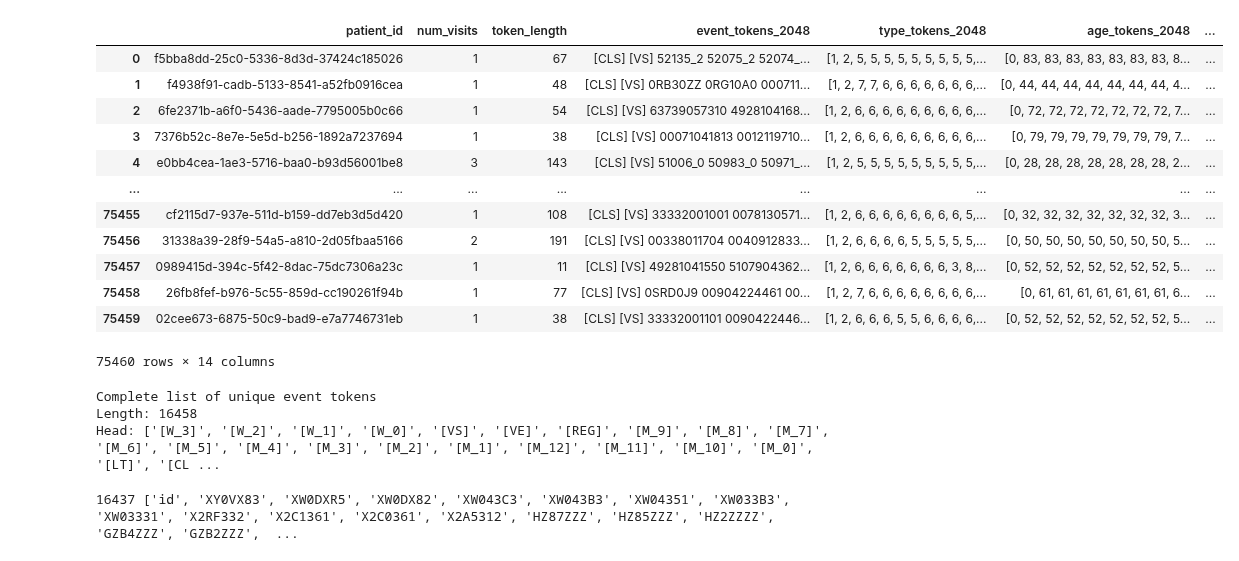
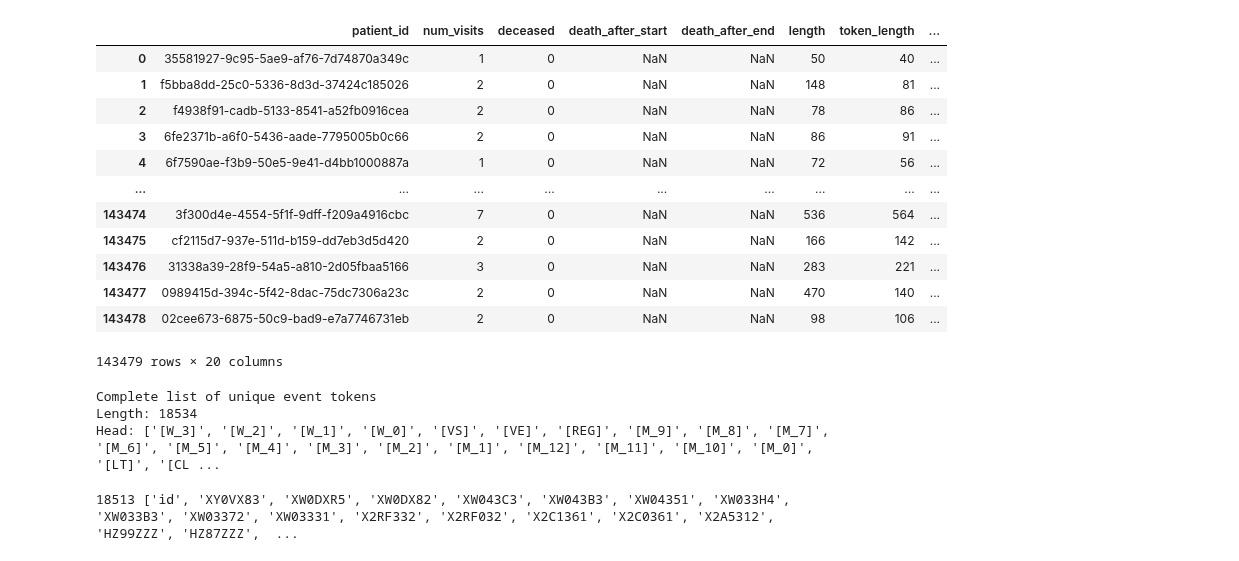
Before and after one commit to VectorInstitute/odyssey, a Jupyter notebook: models/baseline/XGBoost.ipynb, the cells around one changed output. Cells and saved outputs as stored; diff of their text form; code cells hidden in the pictures.

Commit message:
Updated baseline models with new data. Added functionality for length of stay dataset

```diff
--- a/models/baseline/XGBoost.ipynb
+++ b/models/baseline/XGBoost.ipynb
@@ -60,23 +61,25 @@ FREQ_MATRIX_TEST = f"{DATA_ROOT}/patient_freq_matrix/{TASK}/patient_freq_matrix_
 # %%
 # Load dataset
 dataset = pd.read_parquet(f"{ROOT}/data/bigbird_data/patient_sequences/patient_sequences_2048_{TASK}.parquet")
-dataset.rename(columns={f'common_conditions': 'label'}, inplace=True)
-# dataset.rename(columns={f'label_{TASK}_1month': 'label'}, inplace=True)
+dataset.rename(columns={f'label_length_of_stay_1week': 'label'}, inplace=True)
+dataset['label'] = dataset['label'].astype(int)
+# dataset.rename(columns={f'all_conditions': 'label'}, inplace=True)
+# dataset.rename(columns={f'label_{TASK}_{DURATION}': 'label'}, inplace=True)
 dataset
 # %% [output]
-|  | patient_id | num_visits | token_length | event_tokens_2048 | type_tokens_2048 | age_tokens_2048 | ... |
-| 0 | f5bba8dd-25c0-5336-8d3d-37424c185026 | 1 | 67 | [CLS] [VS] 52135_2 52075_2 52074_... | [1, 2, 5, 5, 5, 5, 5, 5, 5, 5, 5,... | [0, 83, 83, 83, 83, 83, 83, 83, 8... | ... |
-| 1 | f4938f91-cadb-5133-8541-a52fb0916cea | 1 | 48 | [CLS] [VS] 0RB30ZZ 0RG10A0 000711... | [1, 2, 7, 7, 6, 6, 6, 6, 6, 6, 6,... | [0, 44, 44, 44, 44, 44, 44, 44, 4... | ... |
-| 2 | 6fe2371b-a6f0-5436-aade-7795005b0c66 | 1 | 54 | [CLS] [VS] 63739057310 4928104168... | [1, 2, 6, 6, 6, 6, 6, 6, 6, 6, 6,... | [0, 72, 72, 72, 72, 72, 72, 72, 7... | ... |
-| 3 | 7376b52c-8e7e-5e5d-b256-1892a7237694 | 1 | 38 | [CLS] [VS] 00071041813 0012119710... | [1, 2, 6, 6, 6, 6, 6, 6, 6, 6, 6,... | [0, 79, 79, 79, 79, 79, 79, 79, 7... | ... |
-| 4 | e0bb4cea-1ae3-5716-baa0-b93d56001be8 | 3 | 143 | [CLS] [VS] 51006_0 50983_0 50971_... | [1, 2, 5, 5, 5, 5, 5, 5, 5, 5, 5,... | [0, 28, 28, 28, 28, 28, 28, 28, 2... | ... |
-| ... | ... | ... | ... | ... | ... | ... | ... |
-| 75455 | cf2115d7-937e-511d-b159-dd7eb3d5d420 | 1 | 108 | [CLS] [VS] 33332001001 0078130571... | [1, 2, 6, 6, 6, 6, 6, 6, 6, 6, 5,... | [0, 32, 32, 32, 32, 32, 32, 32, 3... | ... |
-| 75456 | 31338a39-28f9-54a5-a810-2d05fbaa5166 | 2 | 191 | [CLS] [VS] 00338011704 0040912833... | [1, 2, 6, 6, 6, 6, 5, 5, 5, 5, 5,... | [0, 50, 50, 50, 50, 50, 50, 50, 5... | ... |
-| 75457 | 0989415d-394c-5f42-8dac-75dc7306a23c | 1 | 11 | [CLS] [VS] 49281041550 5107904362... | [1, 2, 6, 6, 6, 6, 6, 6, 6, 3, 8,... | [0, 52, 52, 52, 52, 52, 52, 52, 5... | ... |
-| 75458 | 26fb8fef-b976-5c55-859d-cc190261f94b | 1 | 77 | [CLS] [VS] 0SRD0J9 00904224461 00... | [1, 2, 7, 6, 6, 6, 6, 6, 6, 6, 6,... | [0, 61, 61, 61, 61, 61, 61, 61, 6... | ... |
-| 75459 | 02cee673-6875-50c9-bad9-e7a7746731eb | 1 | 38 | [CLS] [VS] 33332001101 0090422446... | [1, 2, 6, 6, 6, 5, 5, 6, 6, 6, 6,... | [0, 52, 52, 52, 52, 52, 52, 52, 5... | ... |
+|  | patient_id | num_visits | deceased | death_after_start | death_after_end | length | token_length | ... |
+| 0 | 35581927-9c95-5ae9-af76-7d74870a349c | 1 | 0 | NaN | NaN | 50 | 40 | ... |
+| 1 | f5bba8dd-25c0-5336-8d3d-37424c185026 | 2 | 0 | NaN | NaN | 148 | 81 | ... |
+| 2 | f4938f91-cadb-5133-8541-a52fb0916cea | 2 | 0 | NaN | NaN | 78 | 86 | ... |
+| 3 | 6fe2371b-a6f0-5436-aade-7795005b0c66 | 2 | 0 | NaN | NaN | 86 | 91 | ... |
+| 4 | 6f7590ae-f3b9-50e5-9e41-d4bb1000887a | 1 | 0 | NaN | NaN | 72 | 56 | ... |
+| ... | ... | ... | ... | ... | ... | ... | ... | ... |
+| 143474 | 3f300d4e-4554-5f1f-9dff-f209a4916cbc | 7 | 0 | NaN | NaN | 536 | 564 | ... |
+| 143475 | cf2115d7-937e-511d-b159-dd7eb3d5d420 | 2 | 0 | NaN | NaN | 166 | 142 | ... |
+| 143476 | 31338a39-28f9-54a5-a810-2d05fbaa5166 | 3 | 0 | NaN | NaN | 283 | 221 | ... |
+| 143477 | 0989415d-394c-5f42-8dac-75dc7306a23c | 2 | 0 | NaN | NaN | 470 | 140 | ... |
+| 143478 | 02cee673-6875-50c9-bad9-e7a7746731eb | 2 | 0 | NaN | NaN | 98 | 106 | ... |
-75460 rows × 14 columns
+143479 rows × 20 columns
 # %%
 patient_ids = pickle.load(open(ID_PATH, 'rb'))
 train_data = dataset.loc[dataset['patient_id'].isin(patient_ids["finetune"]['few_shot'][NUM_PATIENTS])]
@@ -101,7 +104,7 @@ print(
 )
 # %% [output]
 Complete list of unique event tokens
-Length: 16458
+Length: 18534
 Head: ['[W_3]', '[W_2]', '[W_1]', '[W_0]', '[VS]', '[VE]', '[REG]', '[M_9]', '[M_8]', '[M_7]', '[M_6]', '[M_5]', '[M_4]', '[M_3]', '[M_2]', '[M_1]', '[M_12]', '[M_11]', '[M_10]', '[M_0]', '[LT]', '[CL ...
 # %%
 # Define the list of tokens being used as features for the XGBoost
@@ -127,7 +130,7 @@ feature_event_tokens = ["id"] + [
 
 print(len(feature_event_tokens), feature_event_tokens[:20])
 # %% [output]
-16437 ['id', 'XY0VX83', 'XW0DXR5', 'XW0DX82', 'XW043C3', 'XW043B3', 'XW04351', 'XW033B3', 'XW03331', 'X2RF332', 'X2C1361', 'X2C0361', 'X2A5312', 'HZ87ZZZ', 'HZ85ZZZ', 'HZ2ZZZZ', 'GZB4ZZZ', 'GZB2ZZZ',  ...
+18513 ['id', 'XY0VX83', 'XW0DXR5', 'XW0DX82', 'XW043C3', 'XW043B3', 'XW04351', 'XW033H4', 'XW033B3', 'XW03372', 'XW03331', 'X2RF332', 'X2RF032', 'X2C1361', 'X2C0361', 'X2A5312', 'HZ99ZZZ', 'HZ87ZZZ',  ...
 # %%
 # Generate feature frequency matrix for each feature token in the patient data
 # Since this will be saved to disk, you need only do it once
```
Also changed, not shown: parts of 14 cells of this notebook, 4 other files.
